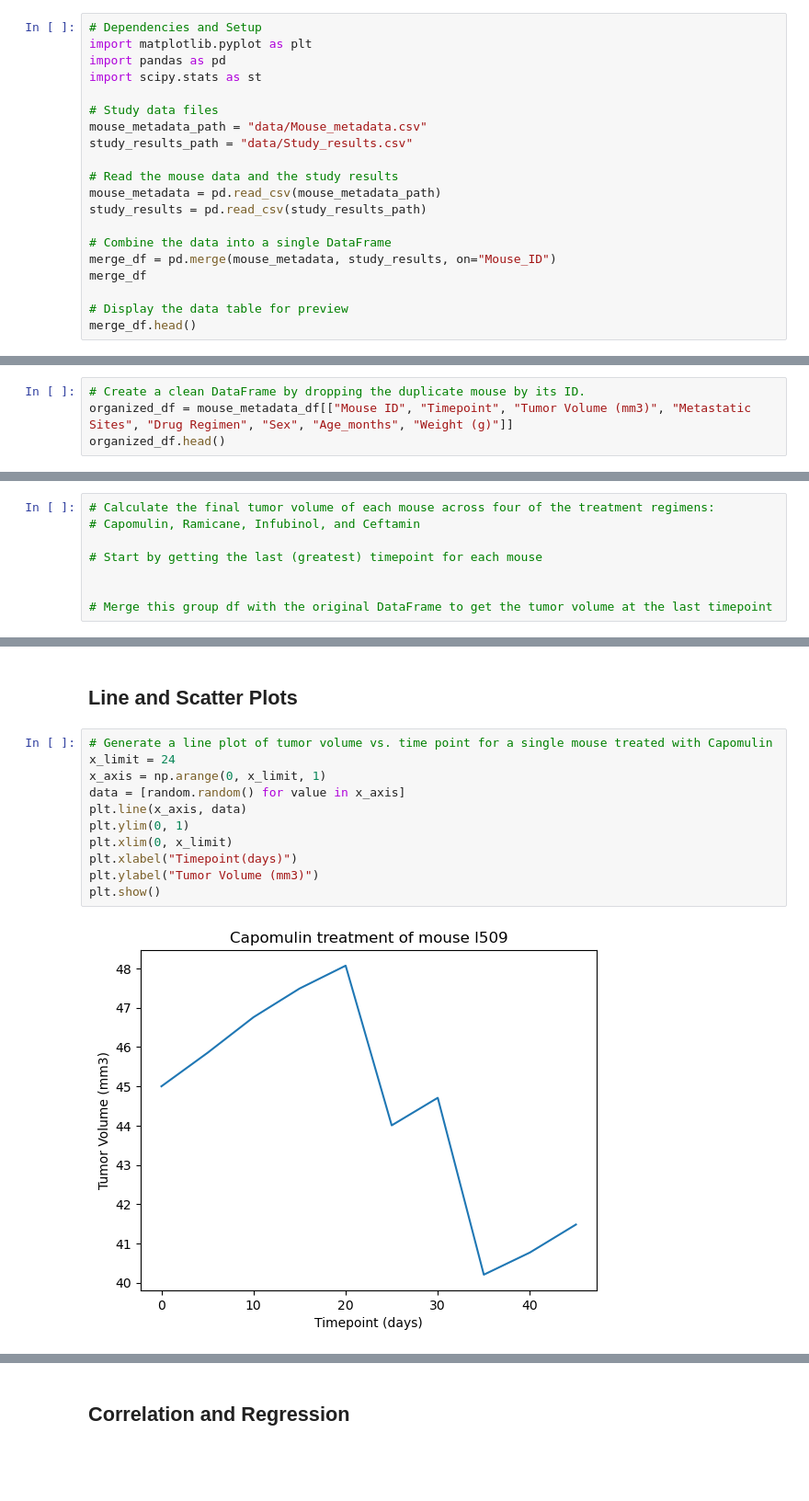
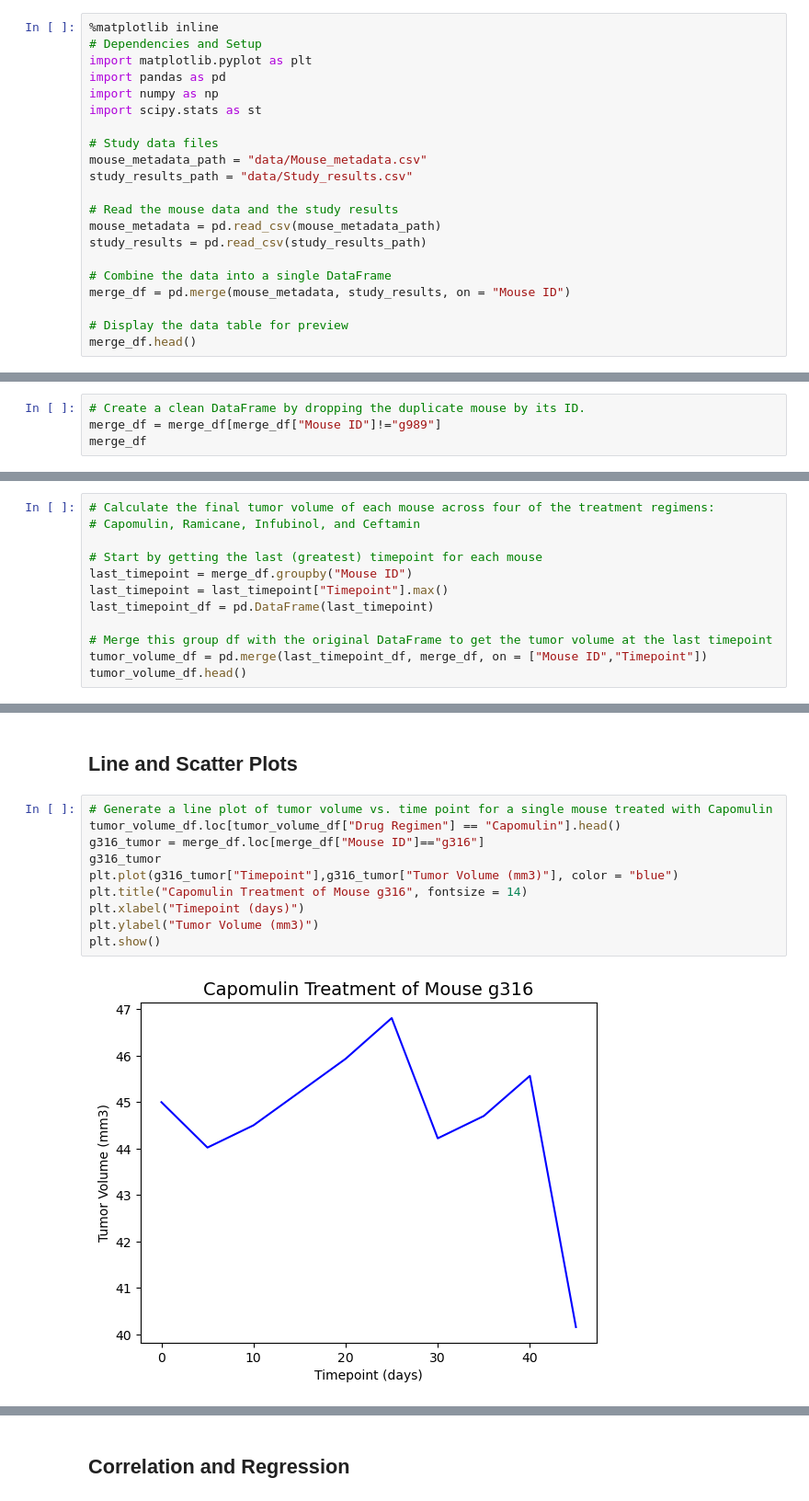
Before and after one commit to Angye212001/MatPlotLib-Mod-5, a Jupyter notebook: pymaceuticals_starter.ipynb, the cells around one changed output, grey strips where cells are left out. Shown at 92% size. Saved outputs shown, nothing was run; the diff lists cells and outputs as text; blank space fills up the shorter version.

```diff
--- a/pymaceuticals_starter.ipynb
+++ b/pymaceuticals_starter.ipynb
@@ -6,9 +6,11 @@
 
 - Add your analysis here.
 # %%
+%matplotlib inline
 # Dependencies and Setup
 import matplotlib.pyplot as plt
 import pandas as pd
+import numpy as np
 import scipy.stats as st
 
 # Study data files
@@ -20,8 +22,7 @@ mouse_metadata = pd.read_csv(mouse_metadata_path)
 study_results = pd.read_csv(study_results_path)
 
 # Combine the data into a single DataFrame
-merge_df = pd.merge(mouse_metadata, study_results, on="Mouse_ID")
-merge_df
+merge_df = pd.merge(mouse_metadata, study_results, on = "Mouse ID")
 
 # Display the data table for preview
 merge_df.head()
@@ -67,5 +53,5 @@ count
 # %%
 # Create a clean DataFrame by dropping the duplicate mouse by its ID.
-organized_df = mouse_metadata_df[["Mouse ID", "Timepoint", "Tumor Volume (mm3)", "Metastatic Sites", "Drug Regimen", "Sex", "Age_months", "Weight (g)"]]
-organized_df.head()
+merge_df = merge_df[merge_df["Mouse ID"]!="g989"]
+merge_df
 # %% [output]
@@ -184,6 +179,10 @@ plt.show()
 # Capomulin, Ramicane, Infubinol, and Ceftamin
 
 # Start by getting the last (greatest) timepoint for each mouse
-
+last_timepoint = merge_df.groupby("Mouse ID")
+last_timepoint = last_timepoint["Timepoint"].max()
+last_timepoint_df = pd.DataFrame(last_timepoint)
 
 # Merge this group df with the original DataFrame to get the tumor volume at the last timepoint
+tumor_volume_df = pd.merge(last_timepoint_df, merge_df, on = ["Mouse ID","Timepoint"])
+tumor_volume_df.head()
@@ -218,16 +272,15 @@ Ceftamin's potential outliers: Series([], Name: Tumor Volume (mm3), dtype: float
 ## Line and Scatter Plots
 # %%
 # Generate a line plot of tumor volume vs. time point for a single mouse treated with Capomulin
-x_limit = 24
-x_axis = np.arange(0, x_limit, 1)
-data = [random.random() for value in x_axis]
-plt.line(x_axis, data)
-plt.ylim(0, 1)
-plt.xlim(0, x_limit)
-plt.xlabel("Timepoint(days)")
+tumor_volume_df.loc[tumor_volume_df["Drug Regimen"] == "Capomulin"].head()
+g316_tumor = merge_df.loc[merge_df["Mouse ID"]=="g316"]
+g316_tumor
+plt.plot(g316_tumor["Timepoint"],g316_tumor["Tumor Volume (mm3)"], color = "blue")
+plt.title("Capomulin Treatment of Mouse g316", fontsize = 14)
+plt.xlabel("Timepoint (days)")
 plt.ylabel("Tumor Volume (mm3)")
 plt.show()
 # %% [output]
-[figure, old version]
+[figure, new version]
 # %%
 # Generate a scatter plot of mouse weight vs. the average observed tumor volume for the entire Capomulin regimen
```
Also changed, not shown: parts of 21 cells of this notebook.
